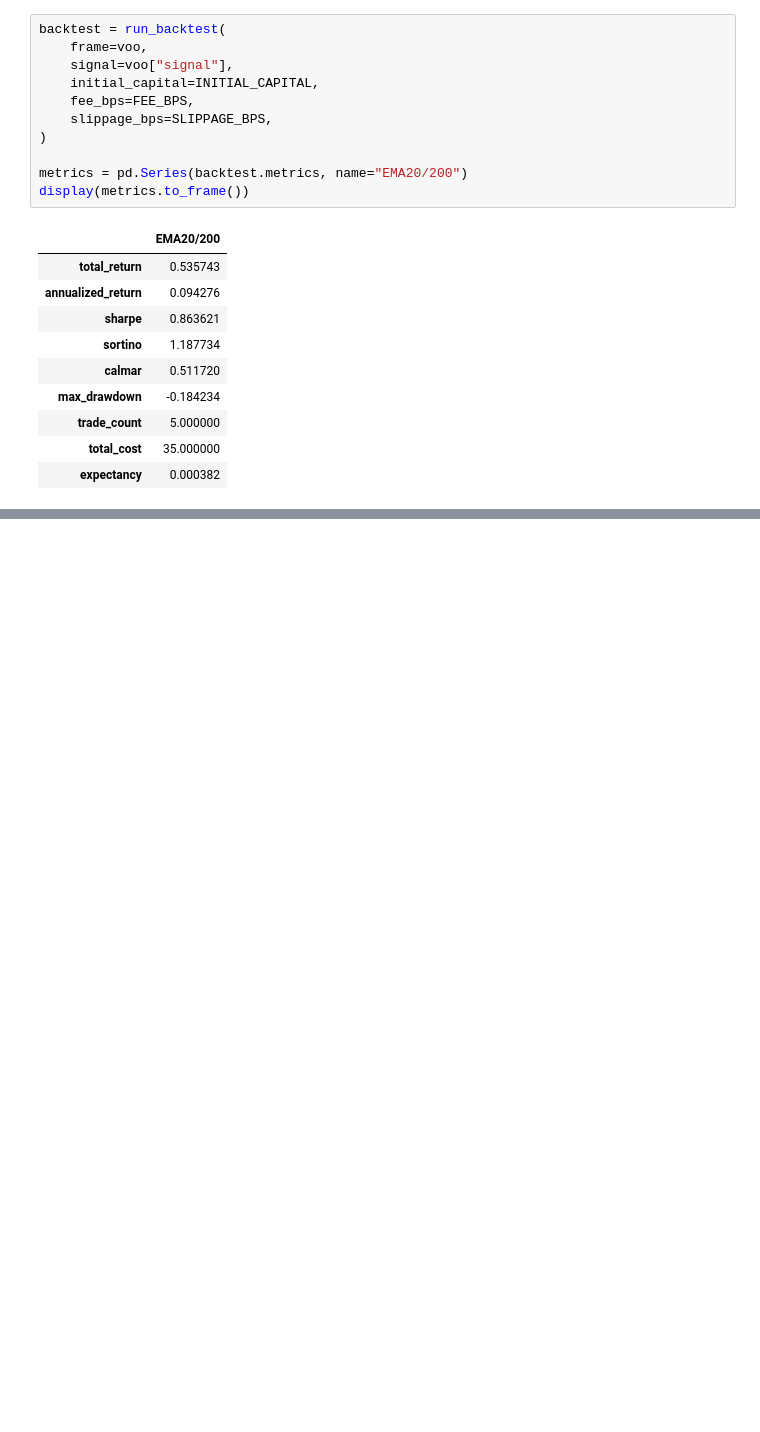
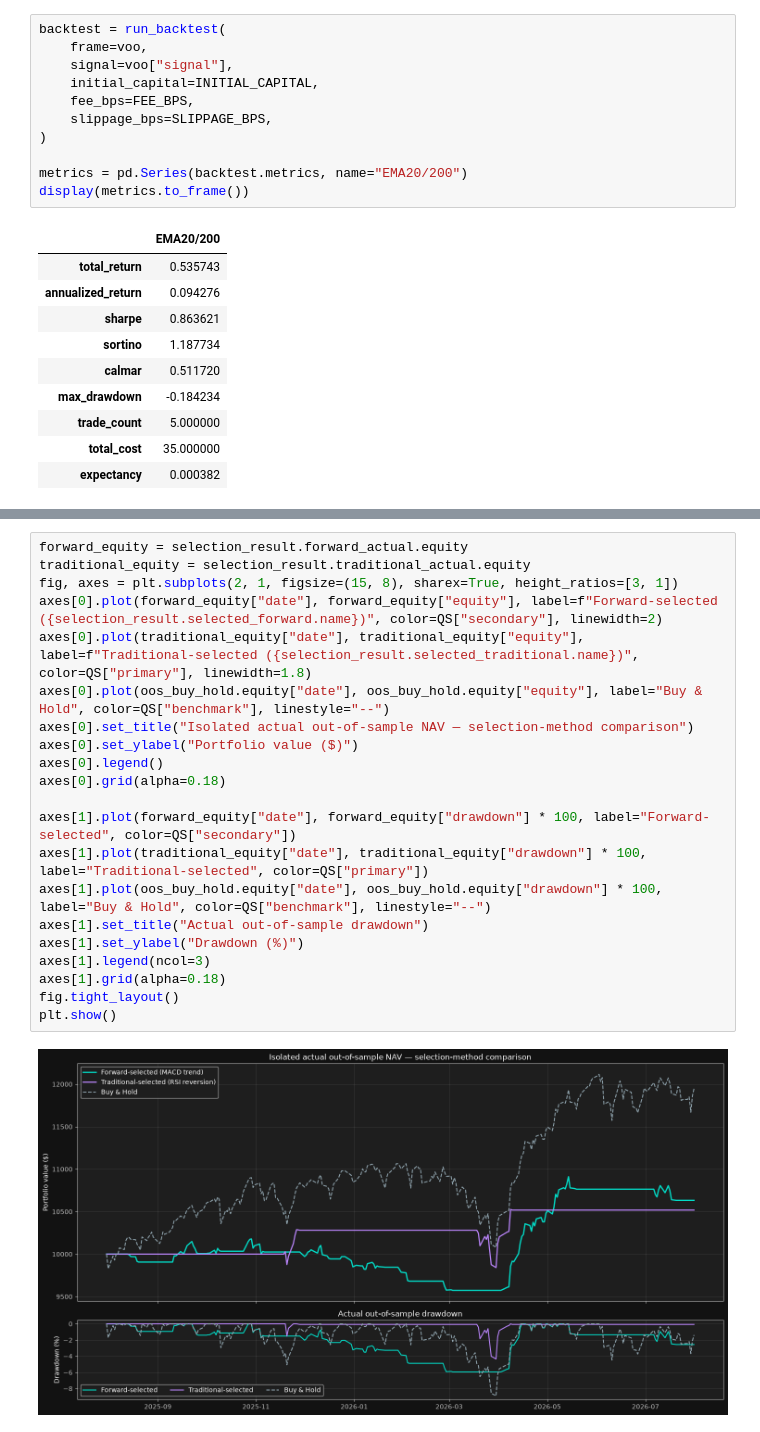
Before and after one commit to nutdnuy/dnn-forwardtesting, a Jupyter notebook: output/jupyter-notebook/voo-ema20-200-webull-tutorial.executed.ipynb, the cells around one changed output, grey strips where cells are left out. Drawn from its saved outputs; the diff is of its cells as text; blank space fills up the shorter version.

```diff
--- a/output/jupyter-notebook/voo-ema20-200-webull-tutorial.executed.ipynb
+++ b/output/jupyter-notebook/voo-ema20-200-webull-tutorial.executed.ipynb
@@ -416,0 +626,23 @@ display(pd.Series(exercise_result.metrics, name="EMA50/200").to_frame())
+# %%
+forward_equity = selection_result.forward_actual.equity
+traditional_equity = selection_result.traditional_actual.equity
+fig, axes = plt.subplots(2, 1, figsize=(15, 8), sharex=True, height_ratios=[3, 1])
+axes[0].plot(forward_equity["date"], forward_equity["equity"], label=f"Forward-selected ({selection_result.selected_forward.name})", color=QS["secondary"], linewidth=2)
+axes[0].plot(traditional_equity["date"], traditional_equity["equity"], label=f"Traditional-selected ({selection_result.selected_traditional.name})", color=QS["primary"], linewidth=1.8)
+axes[0].plot(oos_buy_hold.equity["date"], oos_buy_hold.equity["equity"], label="Buy & Hold", color=QS["benchmark"], linestyle="--")
+axes[0].set_title("Isolated actual out-of-sample NAV — selection-method comparison")
+axes[0].set_ylabel("Portfolio value ($)")
+axes[0].legend()
+axes[0].grid(alpha=0.18)
+
+axes[1].plot(forward_equity["date"], forward_equity["drawdown"] * 100, label="Forward-selected", color=QS["secondary"])
+axes[1].plot(traditional_equity["date"], traditional_equity["drawdown"] * 100, label="Traditional-selected", color=QS["primary"])
+axes[1].plot(oos_buy_hold.equity["date"], oos_buy_hold.equity["drawdown"] * 100, label="Buy & Hold", color=QS["benchmark"], linestyle="--")
+axes[1].set_title("Actual out-of-sample drawdown")
+axes[1].set_ylabel("Drawdown (%)")
+axes[1].legend(ncol=3)
+axes[1].grid(alpha=0.18)
+fig.tight_layout()
+plt.show()
+# %% [output]
+[figure, added]
```
Also changed, not shown: parts of 17 cells of this notebook, 4 other files.
